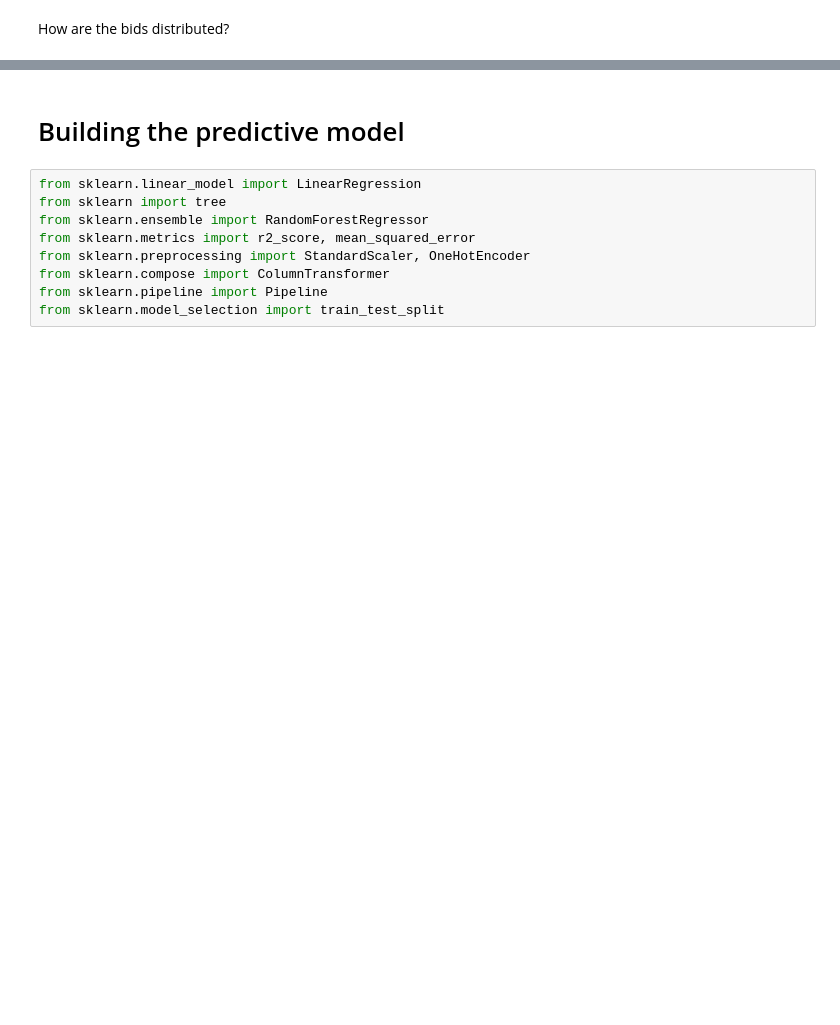
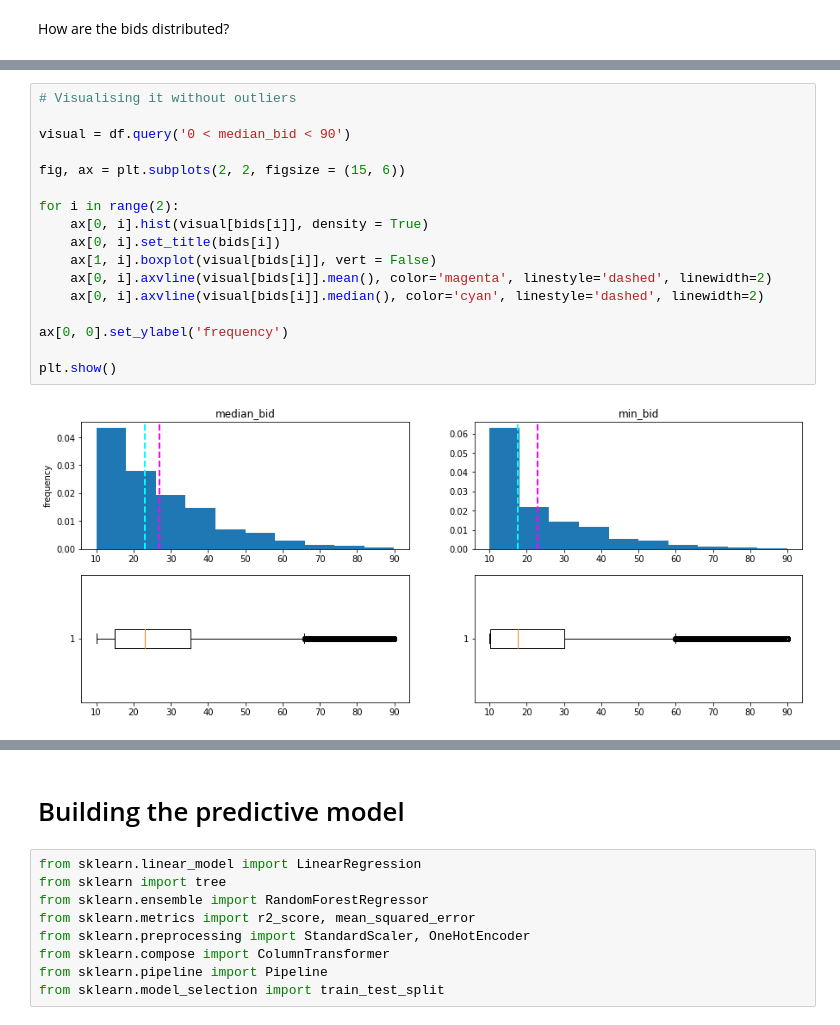
Before and after one commit to JET2001/boss, a Jupyter notebook: analysis.ipynb, the cells around one changed output, grey strips where cells are left out. Cells and saved outputs as stored; diff of their text form; blank space fills up the shorter version.

```diff
--- a/analysis.ipynb
+++ b/analysis.ipynb
@@ -72,3 +71,22 @@ plt.show()
+# %%
+# Visualising it without outliers
+
+visual = df.query('0 < median_bid < 90')
+
+fig, ax = plt.subplots(2, 2, figsize = (15, 6))
+
+for i in range(2):
+    ax[0, i].hist(visual[bids[i]], density = True)
+    ax[0, i].set_title(bids[i])
+    ax[1, i].boxplot(visual[bids[i]], vert = False)
+    ax[0, i].axvline(visual[bids[i]].mean(), color='magenta', linestyle='dashed', linewidth=2)
+    ax[0, i].axvline(visual[bids[i]].median(), color='cyan', linestyle='dashed', linewidth=2)
+
+ax[0, 0].set_ylabel('frequency')
+
+plt.show()
+# %% [output]
+[figure, added]
 # %%
 fig = plt.figure()
 ax = fig.gca()
```
Also changed, not shown: parts of 15 cells of this notebook.
